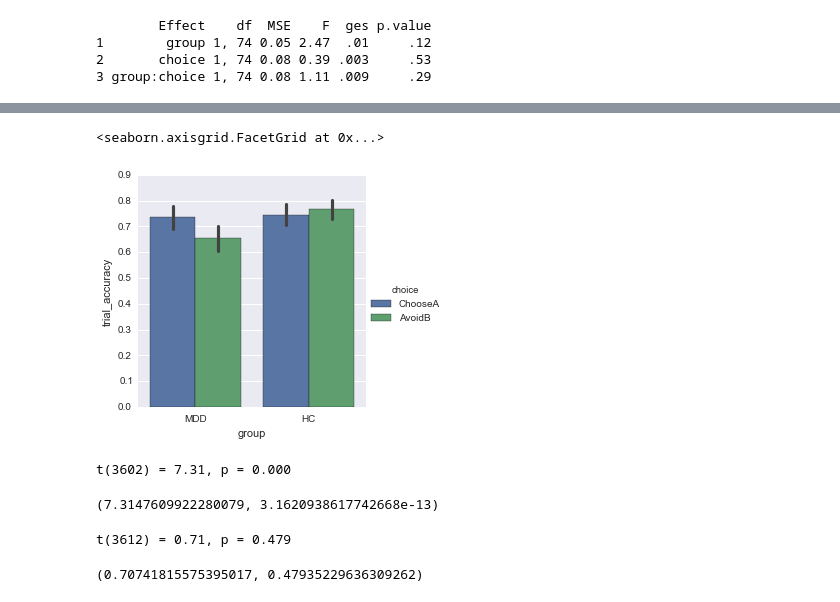
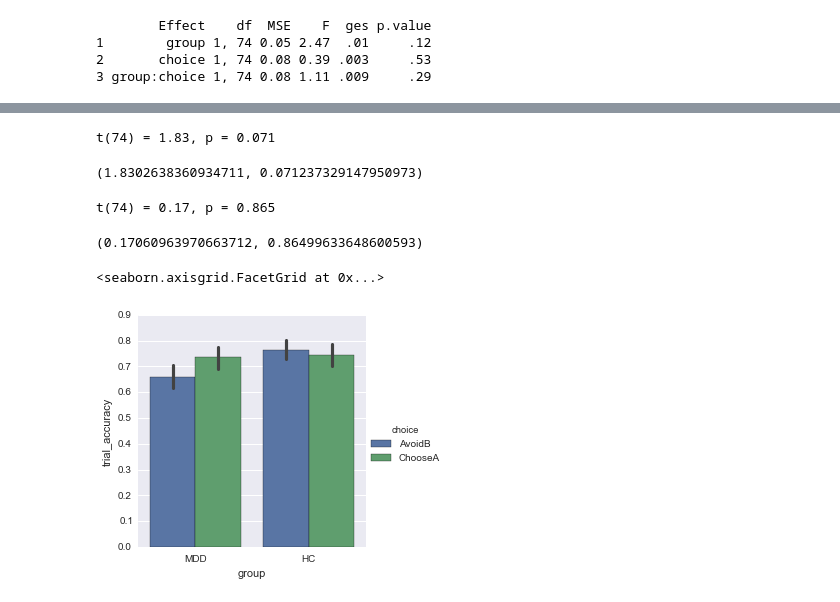
Before and after one commit to ebarrick/RMD_PST, a Jupyter notebook: PST_beh.ipynb, the cells around one changed output, grey strips where cells are left out. Saved outputs shown, nothing was run; the diff lists cells and outputs as text; code cells hidden in the pictures.

Commit message:
fixed RT and accuracy t-tests and bar graphs

```diff
--- a/PST_beh.ipynb
+++ b/PST_beh.ipynb
@@ -1016,3 +1092,8 @@ t(3612) = 10.31, p = 0.000
 1        group 1, 74 0.05 2.47  .01     .12
 2       choice 1, 74 0.08 0.39 .003     .53
 3 group:choice 1, 74 0.08 1.11 .009     .29
+# %%
+a = test_choice.groupby(['subject','choice','group'])['trial_accuracy'].mean()
+a2 = a.to_frame()
+a2.reset_index(inplace = True)
+a2.head()
@@ -1019,20 +1113,20 @@ t(3612) = 10.31, p = 0.000
+# %%
+#Between groups AvoidB accuracy
+misc.ttest_2s(a2[(a2.group == 'HC') & (a2.choice == 'AvoidB')]['trial_accuracy'],
+              a2[(a2.group == 'MDD') & (a2.choice == 'AvoidB')]['trial_accuracy'])
+# %% [output]
+t(74) = 1.83, p = 0.071
+(1.8302638360934711, 0.071237329147950973)
+# %%
+#Between groups ChooseA accuracy
+misc.ttest_2s(a2[(a2.group == 'HC') & (a2.choice == 'ChooseA')]['trial_accuracy'],
+             a2[(a2.group == 'MDD') & (a2.choice == 'ChooseA')]['trial_accuracy'])
+# %% [output]
+t(74) = 0.17, p = 0.865
+(0.17060963970663712, 0.86499633648600593)
 # %%
-sns.factorplot(y='trial_accuracy',x='group',hue='choice',units='subject',ci=68,kind='bar',data=test_choice,
+sns.factorplot(y='trial_accuracy',x='group',hue='choice',units='subject',ci=68,kind='bar',data=a2,
               order = ['MDD','HC'])
 # %% [output]
 <seaborn.axisgrid.FacetGrid at 0x...>
-[figure, old version]
+[figure, new version]
-# %%
-#Between groups AvoidB accuracy
-misc.ttest_2s(test_choice[(test_choice.group == 'HC') & (test_choice.choice == 'AvoidB')]['trial_accuracy'],
-              test_choice[(test_choice.group == 'MDD') & (test_choice.choice == 'AvoidB')]['trial_accuracy'])
-# %% [output]
-t(3602) = 7.31, p = 0.000
-(7.3147609922280079, 3.1620938617742668e-13)
-# %%
-#Between groups ChooseA accuracy
-misc.ttest_2s(test_choice[(test_choice.group == 'HC') & (test_choice.choice == 'ChooseA')]['trial_accuracy'],
-              test_choice[(test_choice.group == 'MDD') & (test_choice.choice == 'ChooseA')]['trial_accuracy'])
-# %% [output]
-t(3612) = 0.71, p = 0.479
-(0.70741815575395017, 0.47935229636309262)
```
Also changed, not shown: parts of 15 cells of this notebook.
